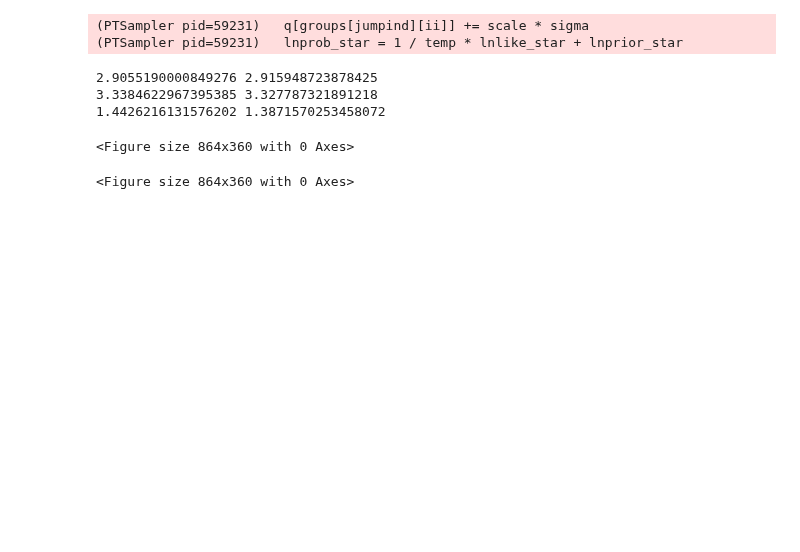
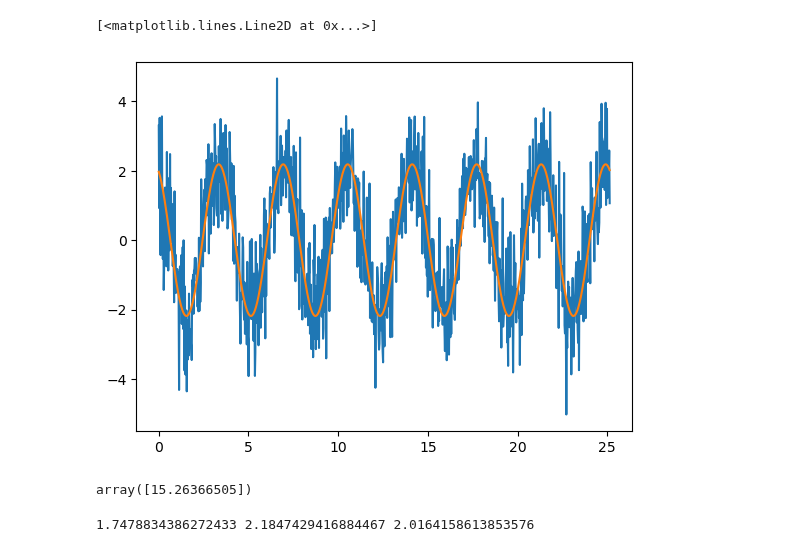
Before and after one commit to AaronDJohnson/impulse_mcmc, a Jupyter notebook: examples/test.ipynb, the cells around one changed output. Cells and saved outputs as stored; diff of their text form; code cells hidden in the pictures; blank space fills up the shorter version.

```diff
--- a/examples/test.ipynb
+++ b/examples/test.ipynb
@@ -31,6 +16,0 @@ sampler = Sampler(ndim, like, prior, ntemps=ntemps, ncores=ncores, adapt=True, t
-# %%
-x0 = np.vstack([prior.initial_sample() for i in range(ntemps)])
-chain = sampler.sample(x0, num_samples=1_000_000, ret_chain=True)
-# %% [output]
-(PTSampler pid=59231)   q[groups[jumpind][ii]] += scale * sigma
-(PTSampler pid=59231)   lnprob_star = 1 / temp * lnlike_star + lnprior_star
@@ -41,0 +17,6 @@ phi = np.median(chain[0][burn:, 2])
+# %%
+plt.plot(x, data)
+plt.plot(x, a_real * np.sin(omega_real*x + phi_real))
+# %% [output]
+[<matplotlib.lines.Line2D at 0x...>]
+[figure, added]
@@ -42,8 +32,8 @@ phi = np.median(chain[0][burn:, 2])
+# %%
+integrated_time(chain[20_000:, 2])
+# %% [output]
+array([15.26366505])
 # %%
-print(omega, omega_real)
-print(a, a_real)
-print(phi, phi_real)
+print(omega_real, a_real, phi_real)
 # %% [output]
-2.9055190000849276 2.915948723878425
-3.3384622967395385 3.327787321891218
-1.4426216131576202 1.3871570253458072
+1.7478834386272433 2.1847429416884467 2.0164158613853576
@@ -56,15 +39,0 @@ with open('./chains/temp_data/accept.txt', 'r') as f:
-# %%
-plt.figure(figsize=(12, 5))
-for ii in range(ntemps - 1):
-    # plt.plot(temps[:, ii])
-    plt.plot(accept[:, ii])
-plt.show()
-
-plt.figure(figsize=(12, 5))
-for ii in range(ntemps - 1):
-    plt.plot(temps[:, ii])
-    # plt.plot(accept[:, ii])
-plt.show()
-# %% [output]
-<Figure size 864x360 with 0 Axes>
-<Figure size 864x360 with 0 Axes>
```
Also changed, not shown: parts of 25 cells of this notebook, 3 other files.
